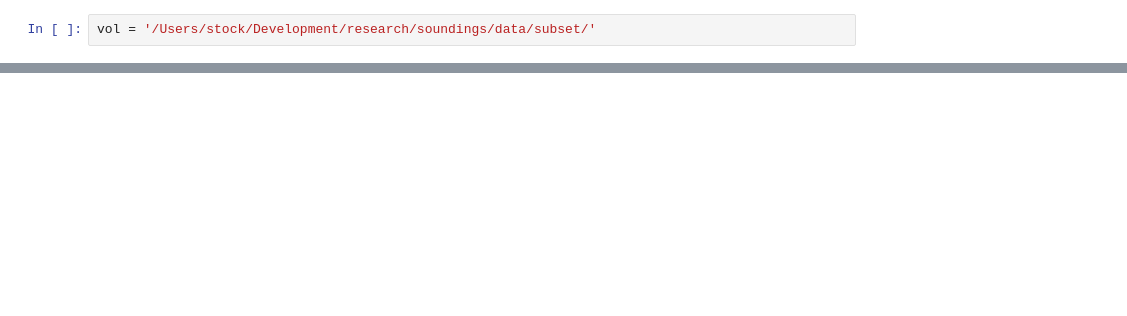
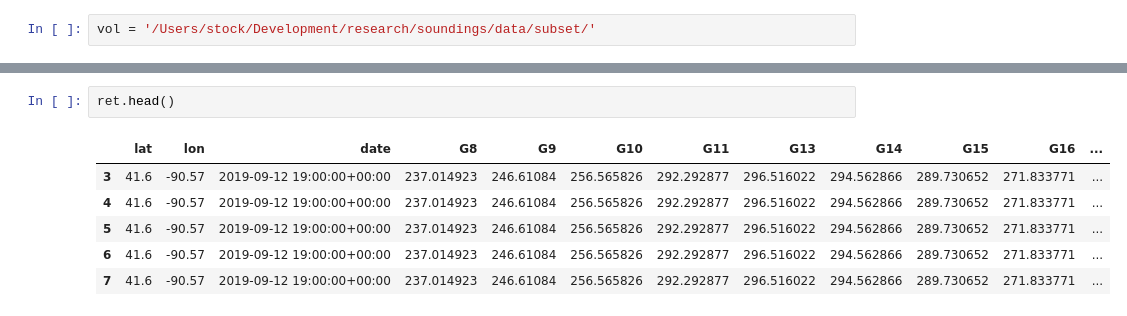
Before and after one commit to stockeh/cira-ml-soundings, a Jupyter notebook: notebooks/data-preprocessing.ipynb, the cells around one changed output, grey strips where cells are left out. Drawn from its saved outputs; the diff is of its cells as text; blank space fills up the shorter version.

```diff
--- a/notebooks/data-preprocessing.ipynb
+++ b/notebooks/data-preprocessing.ipynb
@@ -124,0 +157,9 @@ skew.plot(Dns[i][:,0], Dns[i][:,2], 'g');
+# %%
+ret.head()
+# %% [output]
+|  | lat | lon | date | G8 | G9 | G10 | G11 | G13 | G14 | G15 | G16 | ... |
+| 3 | 41.6 | -90.57 | 2019-09-12 19:00:00+00:00 | 237.014923 | 246.61084 | 256.565826 | 292.292877 | 296.516022 | 294.562866 | 289.730652 | 271.833771 | ... |
+| 4 | 41.6 | -90.57 | 2019-09-12 19:00:00+00:00 | 237.014923 | 246.61084 | 256.565826 | 292.292877 | 296.516022 | 294.562866 | 289.730652 | 271.833771 | ... |
+| 5 | 41.6 | -90.57 | 2019-09-12 19:00:00+00:00 | 237.014923 | 246.61084 | 256.565826 | 292.292877 | 296.516022 | 294.562866 | 289.730652 | 271.833771 | ... |
+| 6 | 41.6 | -90.57 | 2019-09-12 19:00:00+00:00 | 237.014923 | 246.61084 | 256.565826 | 292.292877 | 296.516022 | 294.562866 | 289.730652 | 271.833771 | ... |
+| 7 | 41.6 | -90.57 | 2019-09-12 19:00:00+00:00 | 237.014923 | 246.61084 | 256.565826 | 292.292877 | 296.516022 | 294.562866 | 289.730652 | 271.833771 | ... |
```
Also changed, not shown: parts of 11 cells of this notebook, 4 other files.
